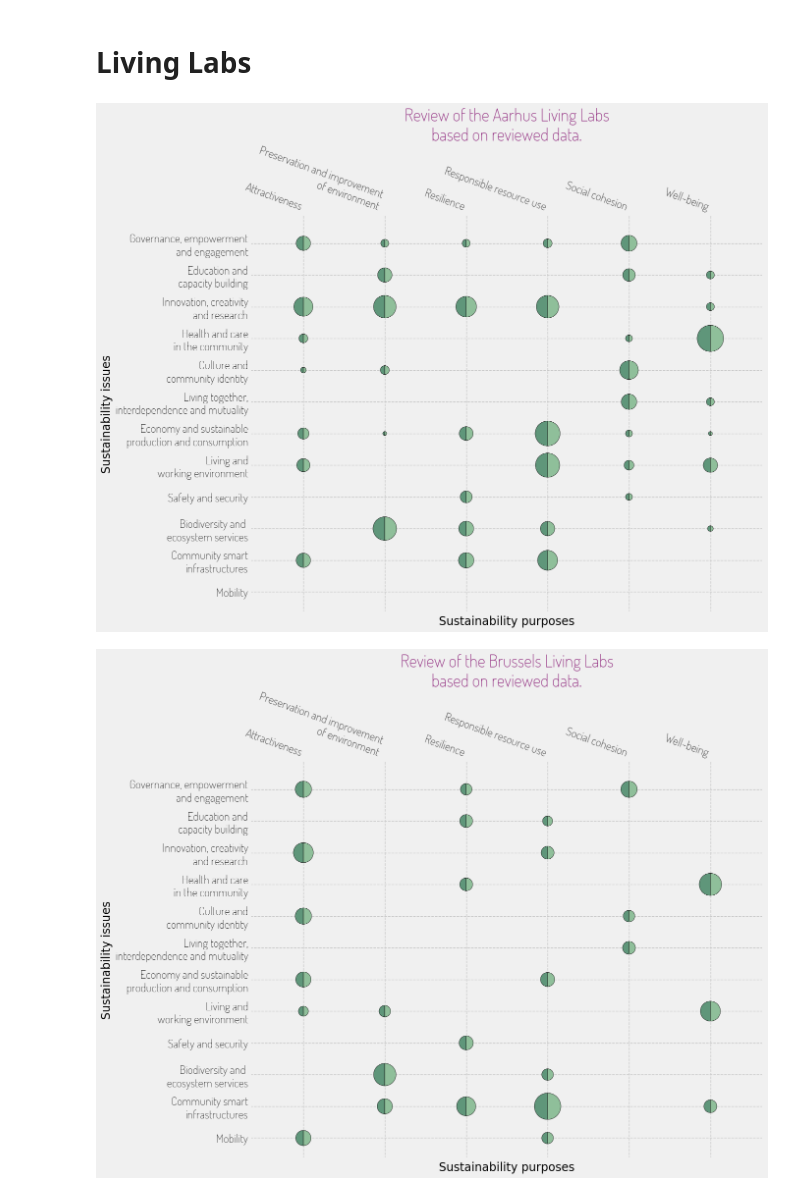
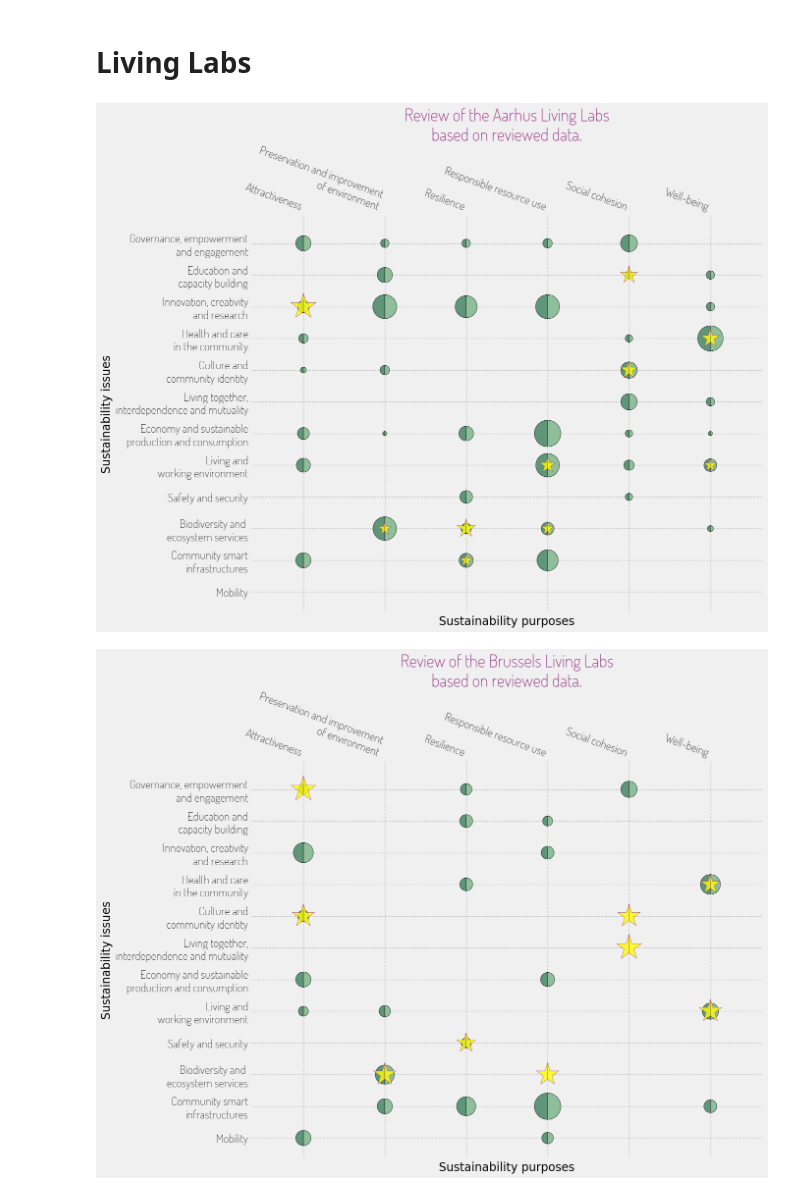
Before and after one commit to kelu124/pbn37k_NSATs, a Jupyter notebook: CreateFigures.ipynb, the cells around one changed output. Drawn from its saved outputs; the diff is of its cells as text; code cells hidden in the pictures.

```diff
--- a/CreateFigures.ipynb
+++ b/CreateFigures.ipynb
@@ -114,24 +114,28 @@ for cert in certifs:
 # %%
 lls = ["Aarhus","Brussels","Dublin","Madrid","Porto","Prague"]
 
 for ll in lls:
-    reviews = []
+
     for typeReview in ["Activities","Vision"]:
+        reviews = []
         A = integrateReview("data/in/lls/iso37101_"+typeReview+"_"+ll+".xlsx")
         A = A.sort_values("Score", ascending=False)
         A = A.drop_duplicates(subset=['Source', 'Purpose', 'Issue'], keep='first')
         A["Scale"] = "Neighbourhood"
         reviews.append(A)
         B = A.copy()
         B["Scale"] = "Building"
         reviews.append(B)
+        if typeReview == "Activities":
+            circles = pd.concat(reviews, ignore_index=True)
+        else:
+            stars = pd.concat(reviews, ignore_index=True)
 
-    A = pd.concat(reviews, ignore_index=True)
-    plt, ax = iImg.createImg(A,A[A.Score == 0],title="Review of the "+ll+" Living Labs\nbased on reviewed data.")
+    plt, ax = iImg.createImg(circles,stars,title="Review of the "+ll+" Living Labs\nbased on reviewed data.")
     ax.set_xlabel("Sustainability purposes")
     ax.set_ylabel("Sustainability issues")
     ax.legend().set_visible(False)
     plt.savefig("data/out/lls/iso37101_map_"+ll+".png", bbox_inches='tight')
 # %% [output]
-[figure, old version]
+[figure, new version]
-[figure, old version]
+[figure, new version]
```
Also changed, not shown: parts of 1 cell of this notebook, 6 other files.
